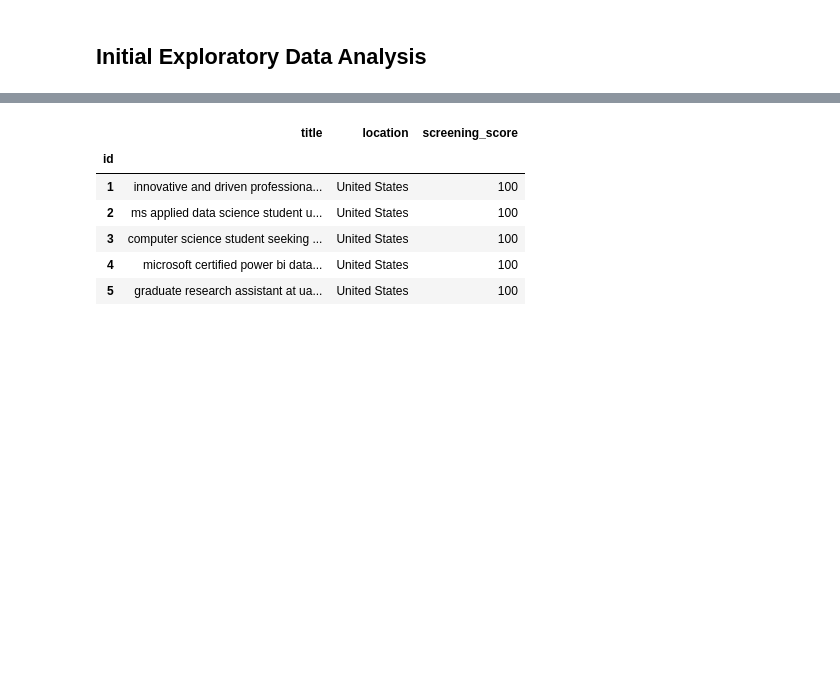
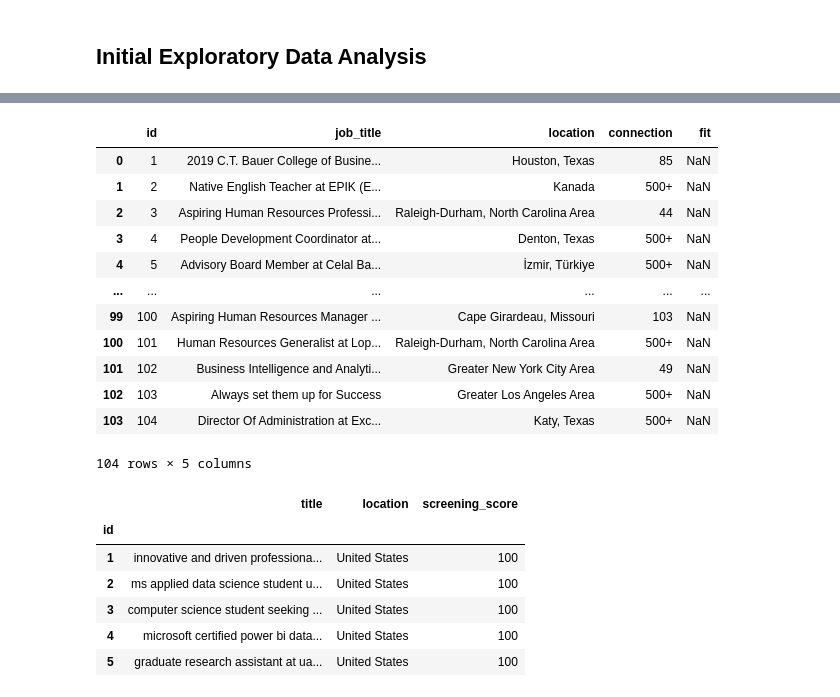
Before and after one commit to kre8tions/potential-talent, a Jupyter notebook: tirMlkapx4XpMRlG.ipynb, the cells around one changed output, grey strips where cells are left out. Cells and saved outputs as stored; diff of their text form; code cells hidden in the pictures; blank space fills up the shorter version.

```diff
--- a/tirMlkapx4XpMRlG.ipynb
+++ b/tirMlkapx4XpMRlG.ipynb
@@ -73 +78,17 @@ path
+# %%
+pd.read_csv('/content/sample_data/potential-talent/potential-talents - Aspiring human resources - seeking human resources.csv')
+# %% [output]
+|  | id | job_title | location | connection | fit |
+| 0 | 1 | 2019 C.T. Bauer College of Busine... | Houston, Texas | 85 | NaN |
+| 1 | 2 | Native English Teacher at EPIK (E... | Kanada | 500+ | NaN |
+| 2 | 3 | Aspiring Human Resources Professi... | Raleigh-Durham, North Carolina Area | 44 | NaN |
+| 3 | 4 | People Development Coordinator at... | Denton, Texas | 500+ | NaN |
+| 4 | 5 | Advisory Board Member at Celal Ba... | İzmir, Türkiye | 500+ | NaN |
+| ... | ... | ... | ... | ... | ... |
+| 99 | 100 | Aspiring Human Resources Manager ... | Cape Girardeau, Missouri | 103 | NaN |
+| 100 | 101 | Human Resources Generalist at Lop... | Raleigh-Durham, North Carolina Area | 500+ | NaN |
+| 101 | 102 | Business Intelligence and Analyti... | Greater New York City Area | 49 | NaN |
+| 102 | 103 | Always set them up for Success | Greater Los Angeles Area | 500+ | NaN |
+| 103 | 104 | Director Of Administration at Exc... | Katy, Texas | 500+ | NaN |
+104 rows × 5 columns
 # %%
```
Also changed, not shown: parts of 14 cells of this notebook.
